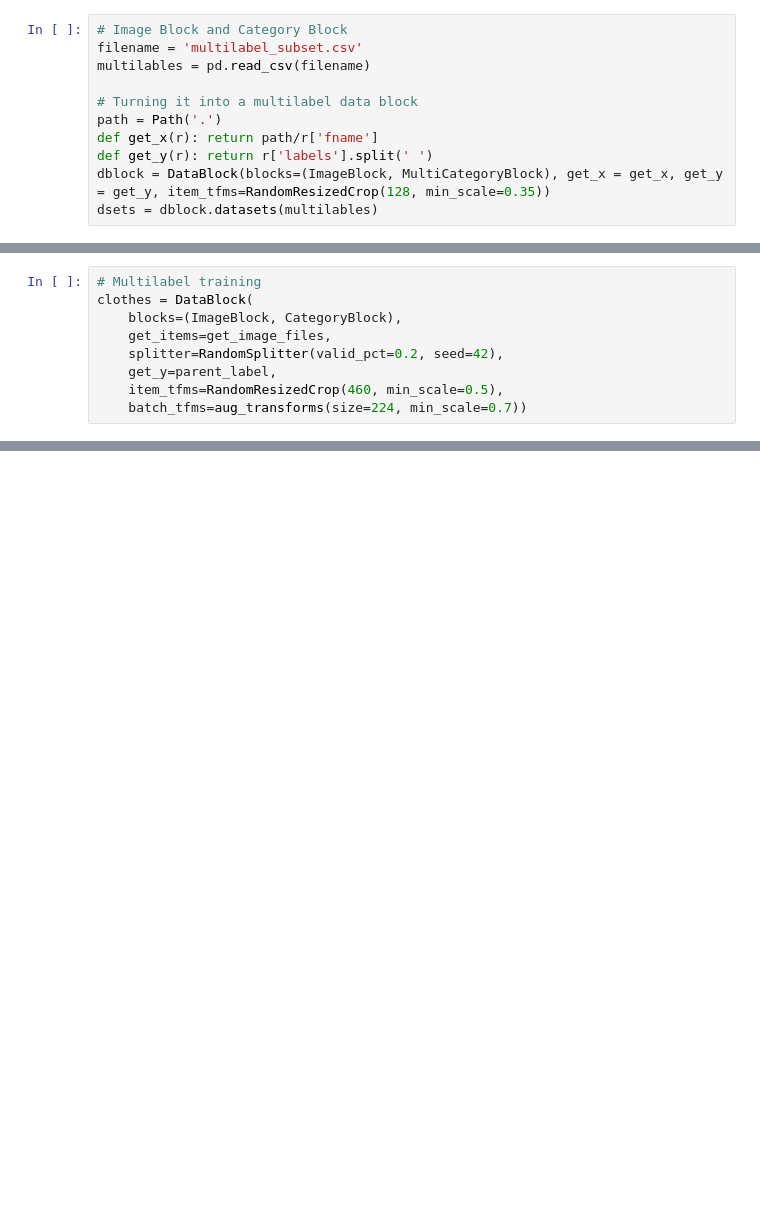
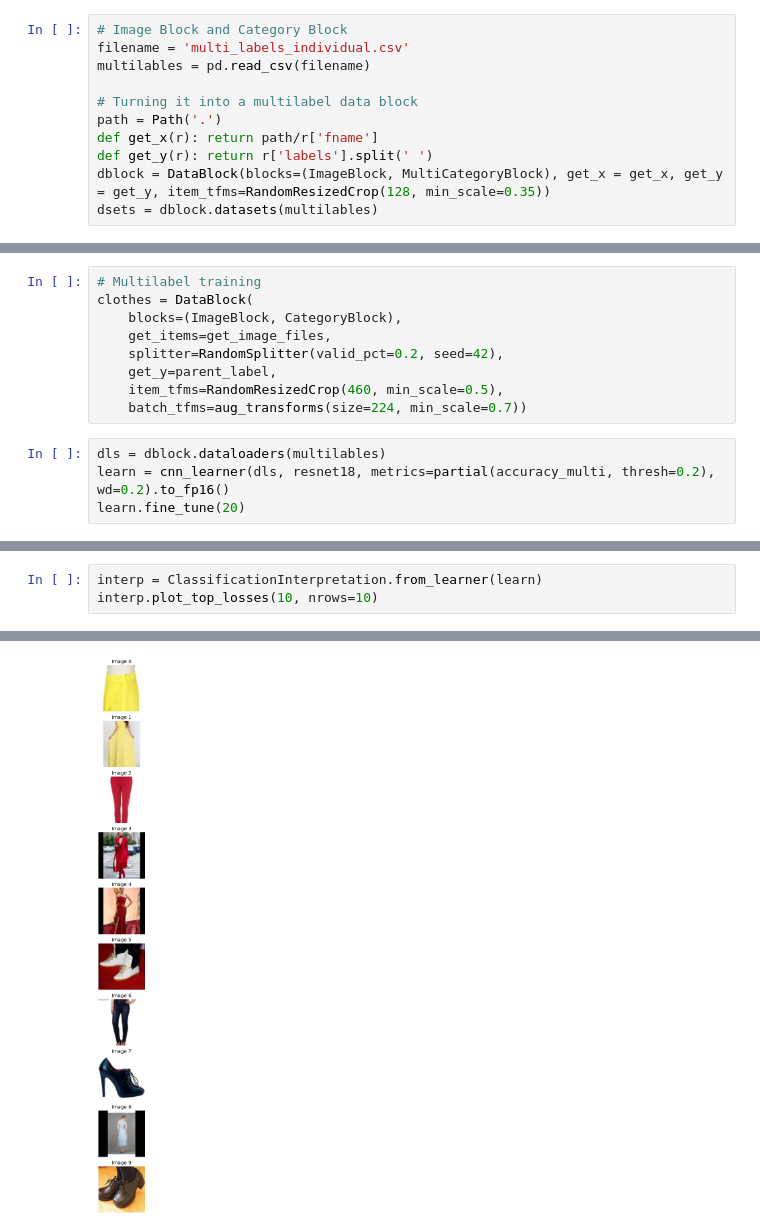
Before and after one commit to s-cooper18/clothing_classification, a Jupyter notebook: data_exploration.ipynb, the cells around one changed output, grey strips where cells are left out. Saved outputs shown, nothing was run; the diff lists cells and outputs as text; blank space fills up the shorter version.

```diff
--- a/data_exploration.ipynb
+++ b/data_exploration.ipynb
@@ -65,6 +86,6 @@ subset_df.to_csv('multilabel_subset.csv', index=False)
 # %%
 # Image Block and Category Block
-filename = 'multilabel_subset.csv'
+filename = 'multi_labels_individual.csv'
 multilables = pd.read_csv(filename)
 
 # Turning it into a multilabel data block
@@ -90,3 +111,7 @@ clothes = DataBlock(
     get_y=parent_label,
     item_tfms=RandomResizedCrop(460, min_scale=0.5),
     batch_tfms=aug_transforms(size=224, min_scale=0.7))
+# %%
+dls = dblock.dataloaders(multilables)
+learn = cnn_learner(dls, resnet18, metrics=partial(accuracy_multi, thresh=0.2), wd=0.2).to_fp16()
+learn.fine_tune(20)
@@ -92,0 +138,4 @@ clothes = DataBlock(
+# %%
+interp = ClassificationInterpretation.from_learner(learn)
+interp.plot_top_losses(10, nrows=10)
+# %% [output]
@@ -92,0 +154 @@ clothes = DataBlock(
+[figure, added]
```
Also changed, not shown: parts of 16 cells of this notebook, 2 other files.
